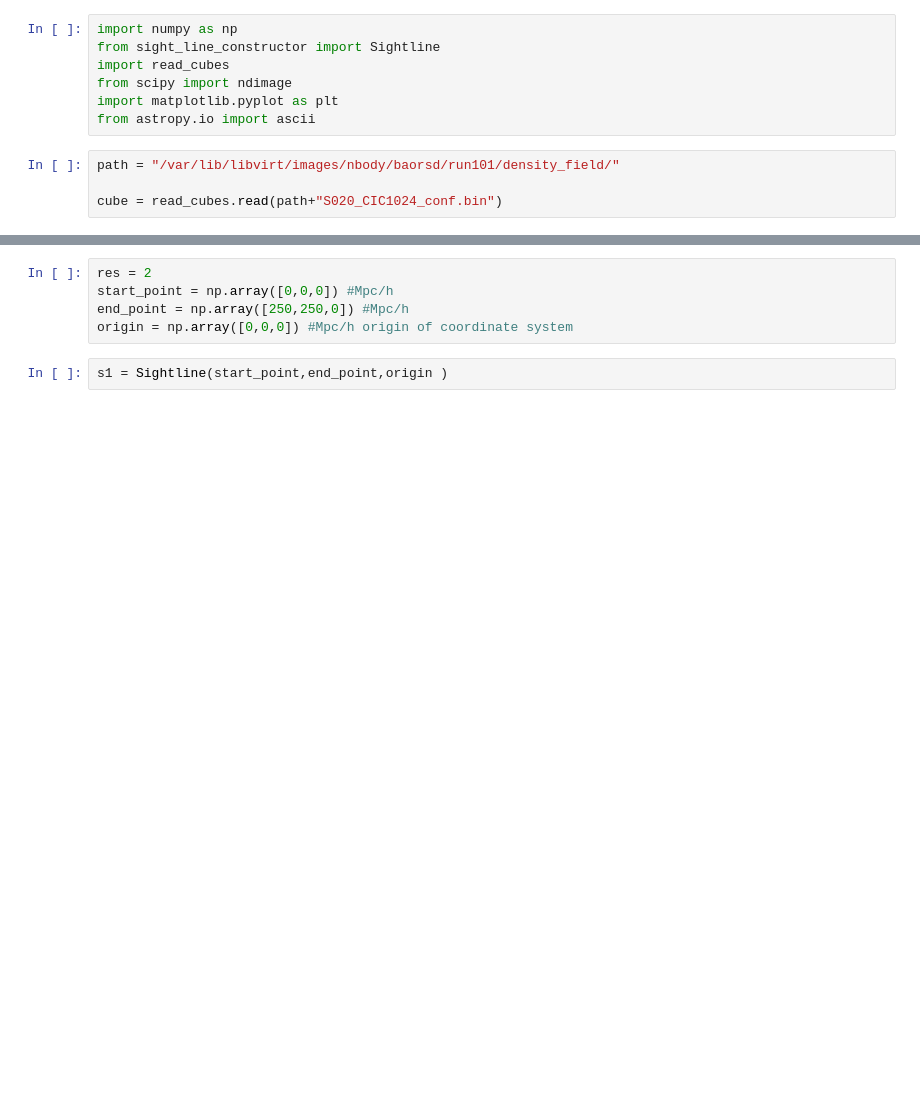
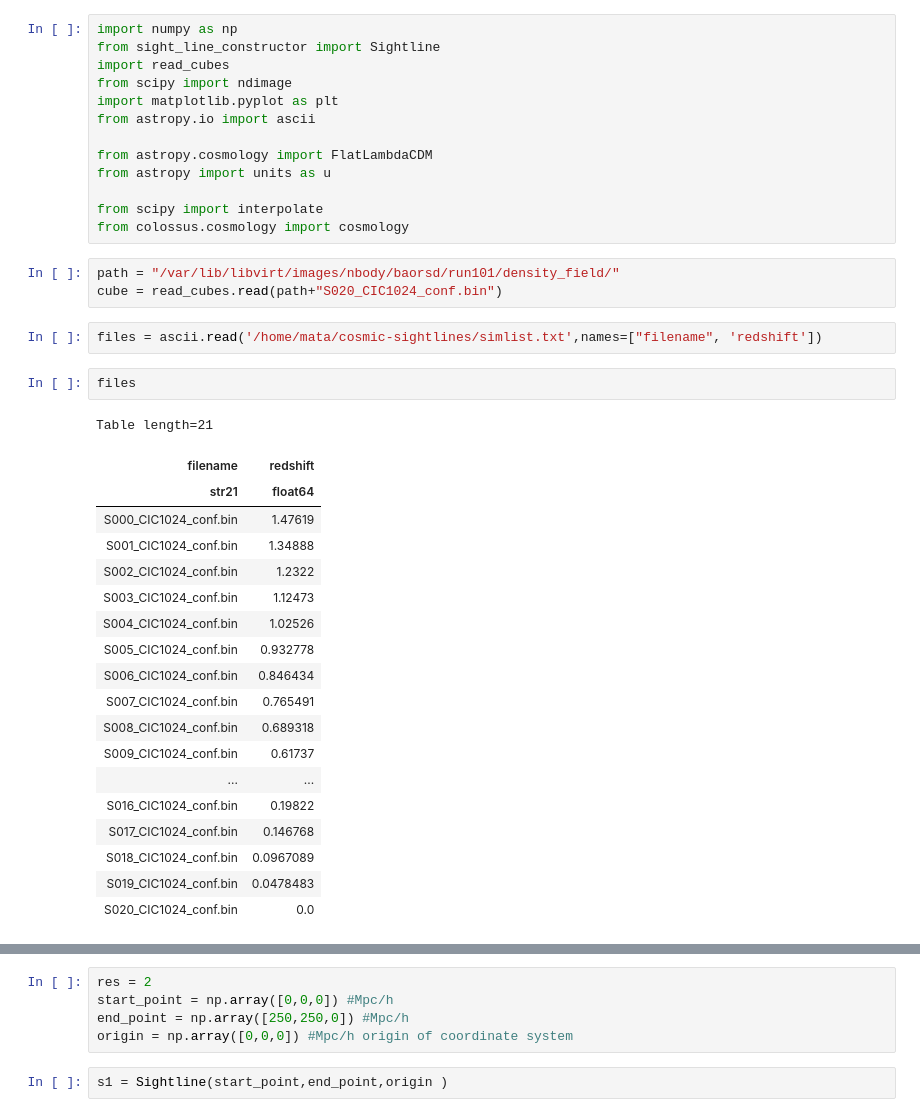
Before and after one commit to gmetin/cosmic-sightlines, a Jupyter notebook: CODES/shapiro_delay.ipynb, the cells around one changed output, grey strips where cells are left out. Saved outputs shown, nothing was run; the diff lists cells and outputs as text; blank space fills up the shorter version.

```diff
--- a/CODES/shapiro_delay.ipynb
+++ b/CODES/shapiro_delay.ipynb
@@ -5,7 +5,36 @@ import read_cubes
 from scipy import ndimage
 import matplotlib.pyplot as plt
 from astropy.io import ascii
+
+from astropy.cosmology import FlatLambdaCDM
+from astropy import units as u
+
+from scipy import interpolate
+from colossus.cosmology import cosmology
 # %%
 path = "/var/lib/libvirt/images/nbody/baorsd/run101/density_field/"
-
 cube = read_cubes.read(path+"S020_CIC1024_conf.bin")
+# %%
+files = ascii.read('/home/mata/cosmic-sightlines/simlist.txt',names=["filename", 'redshift'])
+# %%
+files
+# %% [output]
+Table length=21
+| filename | redshift |
+| str21 | float64 |
+| S000_CIC1024_conf.bin | 1.47619 |
+| S001_CIC1024_conf.bin | 1.34888 |
+| S002_CIC1024_conf.bin | 1.2322 |
+| S003_CIC1024_conf.bin | 1.12473 |
+| S004_CIC1024_conf.bin | 1.02526 |
+| S005_CIC1024_conf.bin | 0.932778 |
+| S006_CIC1024_conf.bin | 0.846434 |
+| S007_CIC1024_conf.bin | 0.765491 |
+| S008_CIC1024_conf.bin | 0.689318 |
+| S009_CIC1024_conf.bin | 0.61737 |
+| ... | ... |
+| S016_CIC1024_conf.bin | 0.19822 |
+| S017_CIC1024_conf.bin | 0.146768 |
+| S018_CIC1024_conf.bin | 0.0967089 |
+| S019_CIC1024_conf.bin | 0.0478483 |
+| S020_CIC1024_conf.bin | 0.0 |
```
Also changed, not shown: parts of 9 cells of this notebook.
